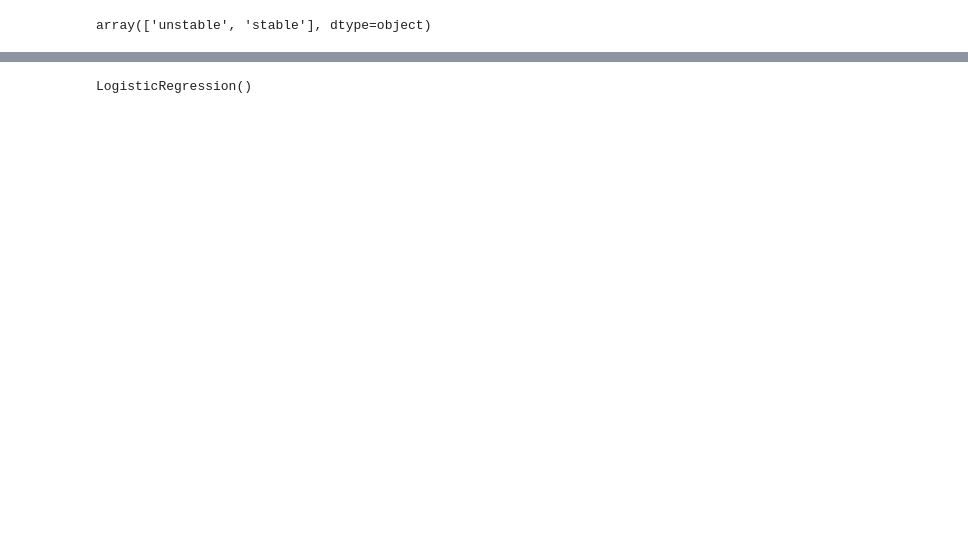
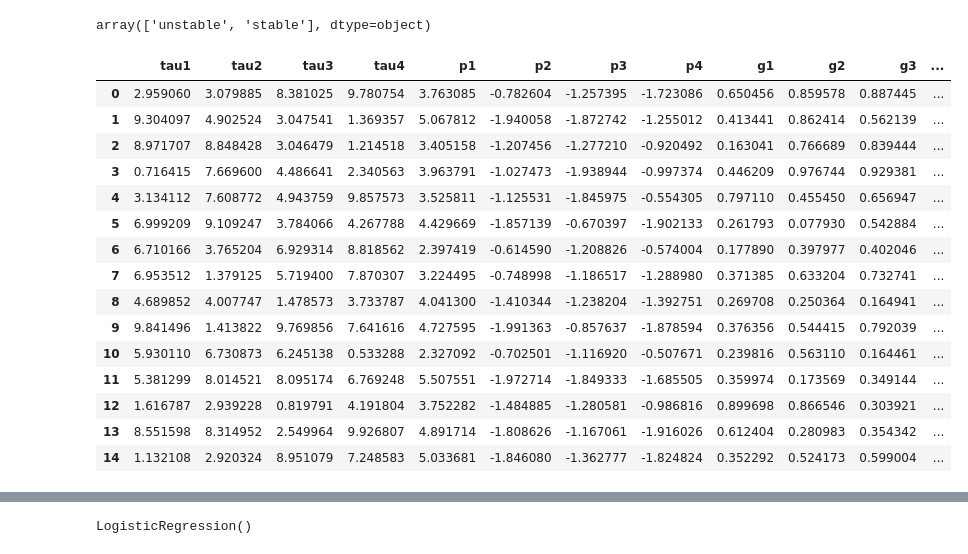
Before and after one commit to Felipe-Mitsuo/CP02_2SEM_SERS, a Jupyter notebook: CP02_2SEM_SERS.ipynb, the cells around one changed output, grey strips where cells are left out. Drawn from its saved outputs; the diff is of its cells as text; code cells hidden in the pictures; blank space fills up the shorter version.

```diff
--- a/CP02_2SEM_SERS.ipynb
+++ b/CP02_2SEM_SERS.ipynb
@@ -81,6 +91,27 @@ dados.describe()
 dados['stabf'].unique()
 # %% [output]
 array(['unstable', 'stable'], dtype=object)
+# %%
+# Renomeando 'labels' das classes
+dados['stabf'] = dados['stabf'].replace({'stable': 'REDE ESTÁVEL', 'unstable': 'REDE INSTÁVEL'})
+dados.head(15)
+# %% [output]
+|  | tau1 | tau2 | tau3 | tau4 | p1 | p2 | p3 | p4 | g1 | g2 | g3 | ... |
+| 0 | 2.959060 | 3.079885 | 8.381025 | 9.780754 | 3.763085 | -0.782604 | -1.257395 | -1.723086 | 0.650456 | 0.859578 | 0.887445 | ... |
+| 1 | 9.304097 | 4.902524 | 3.047541 | 1.369357 | 5.067812 | -1.940058 | -1.872742 | -1.255012 | 0.413441 | 0.862414 | 0.562139 | ... |
+| 2 | 8.971707 | 8.848428 | 3.046479 | 1.214518 | 3.405158 | -1.207456 | -1.277210 | -0.920492 | 0.163041 | 0.766689 | 0.839444 | ... |
+| 3 | 0.716415 | 7.669600 | 4.486641 | 2.340563 | 3.963791 | -1.027473 | -1.938944 | -0.997374 | 0.446209 | 0.976744 | 0.929381 | ... |
+| 4 | 3.134112 | 7.608772 | 4.943759 | 9.857573 | 3.525811 | -1.125531 | -1.845975 | -0.554305 | 0.797110 | 0.455450 | 0.656947 | ... |
+| 5 | 6.999209 | 9.109247 | 3.784066 | 4.267788 | 4.429669 | -1.857139 | -0.670397 | -1.902133 | 0.261793 | 0.077930 | 0.542884 | ... |
+| 6 | 6.710166 | 3.765204 | 6.929314 | 8.818562 | 2.397419 | -0.614590 | -1.208826 | -0.574004 | 0.177890 | 0.397977 | 0.402046 | ... |
+| 7 | 6.953512 | 1.379125 | 5.719400 | 7.870307 | 3.224495 | -0.748998 | -1.186517 | -1.288980 | 0.371385 | 0.633204 | 0.732741 | ... |
+| 8 | 4.689852 | 4.007747 | 1.478573 | 3.733787 | 4.041300 | -1.410344 | -1.238204 | -1.392751 | 0.269708 | 0.250364 | 0.164941 | ... |
+| 9 | 9.841496 | 1.413822 | 9.769856 | 7.641616 | 4.727595 | -1.991363 | -0.857637 | -1.878594 | 0.376356 | 0.544415 | 0.792039 | ... |
+| 10 | 5.930110 | 6.730873 | 6.245138 | 0.533288 | 2.327092 | -0.702501 | -1.116920 | -0.507671 | 0.239816 | 0.563110 | 0.164461 | ... |
+| 11 | 5.381299 | 8.014521 | 8.095174 | 6.769248 | 5.507551 | -1.972714 | -1.849333 | -1.685505 | 0.359974 | 0.173569 | 0.349144 | ... |
+| 12 | 1.616787 | 2.939228 | 0.819791 | 4.191804 | 3.752282 | -1.484885 | -1.280581 | -0.986816 | 0.899698 | 0.866546 | 0.303921 | ... |
+| 13 | 8.551598 | 8.314952 | 2.549964 | 9.926807 | 4.891714 | -1.808626 | -1.167061 | -1.916026 | 0.612404 | 0.280983 | 0.354342 | ... |
+| 14 | 1.132108 | 2.920324 | 8.951079 | 7.248583 | 5.033681 | -1.846080 | -1.362777 | -1.824824 | 0.352292 | 0.524173 | 0.599004 | ... |
 # %%
 # Quantos registros temos de cada classe?
 dados['stabf'].value_counts()
```
Also changed, not shown: parts of 9 cells of this notebook.
